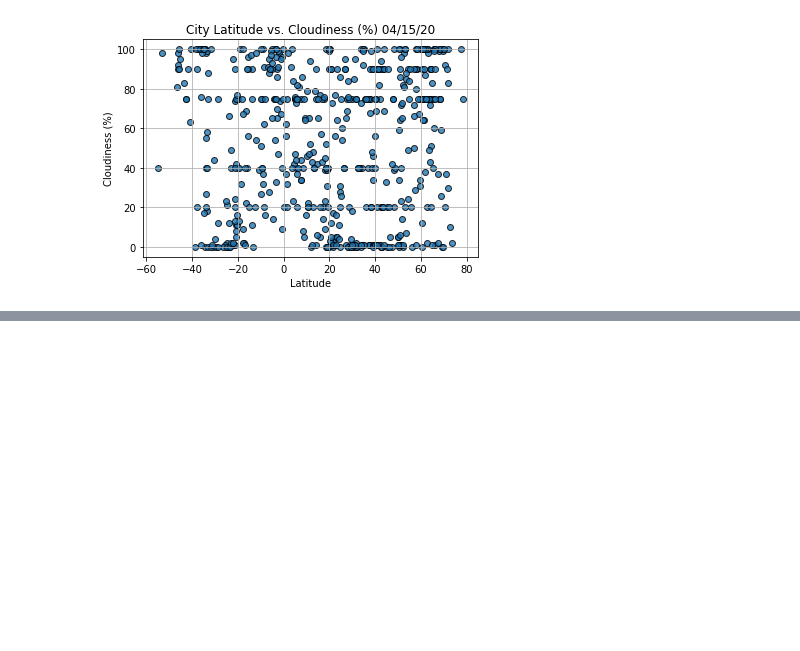
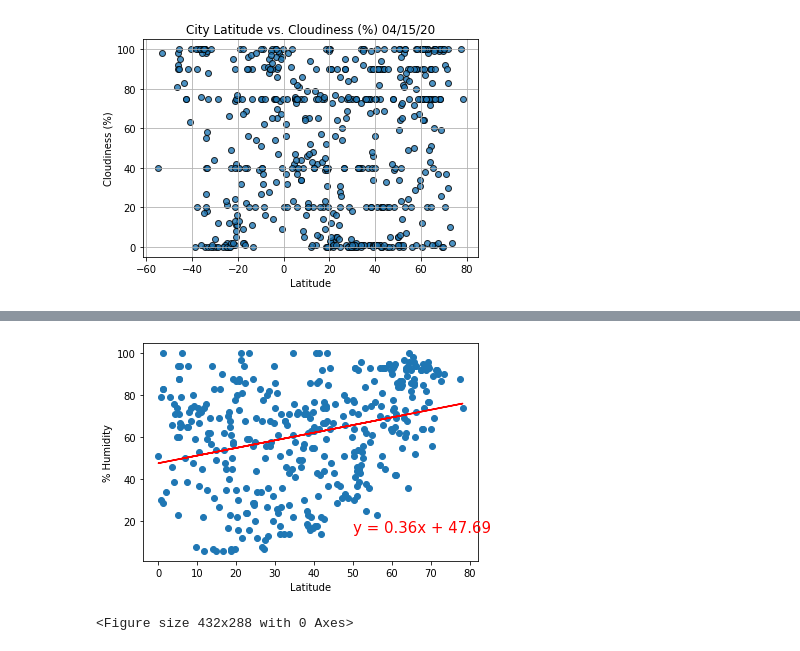
Before and after one commit to andres-rivas-pro/World_Weather_Analysis, a Jupyter notebook: WeatherPy.ipynb, the cells around one changed output, grey strips where cells are left out. Cells and saved outputs as stored; diff of their text form; code cells hidden in the pictures; blank space fills up the shorter version.

```diff
--- a/WeatherPy.ipynb
+++ b/WeatherPy.ipynb
@@ -214,0 +286,14 @@ plt.show()
+# %%
+# build the Northern hemisphere regression line and scatter plot for lat vs. Humidity.
+N_humidity_x_Series = northern_hemi_df['Lat']
+N_humidity_y_Series = northern_hemi_df['Humidity']
+# call function: plot_linear_function
+plot_linear_regression(N_humidity_x_Series,
+                N_humidity_y_Series,
+                'Linear Regression on the Northern Humisphere \n for % Humidity',
+                '% Humidity', (50,15))
+plt.savefig('weather_data/Regress_fig3.png')
+plt.show()
+# %% [output]
+[figure, added]
+<Figure size 432x288 with 0 Axes>
```
Also changed, not shown: parts of 11 cells of this notebook, 9 other files.
